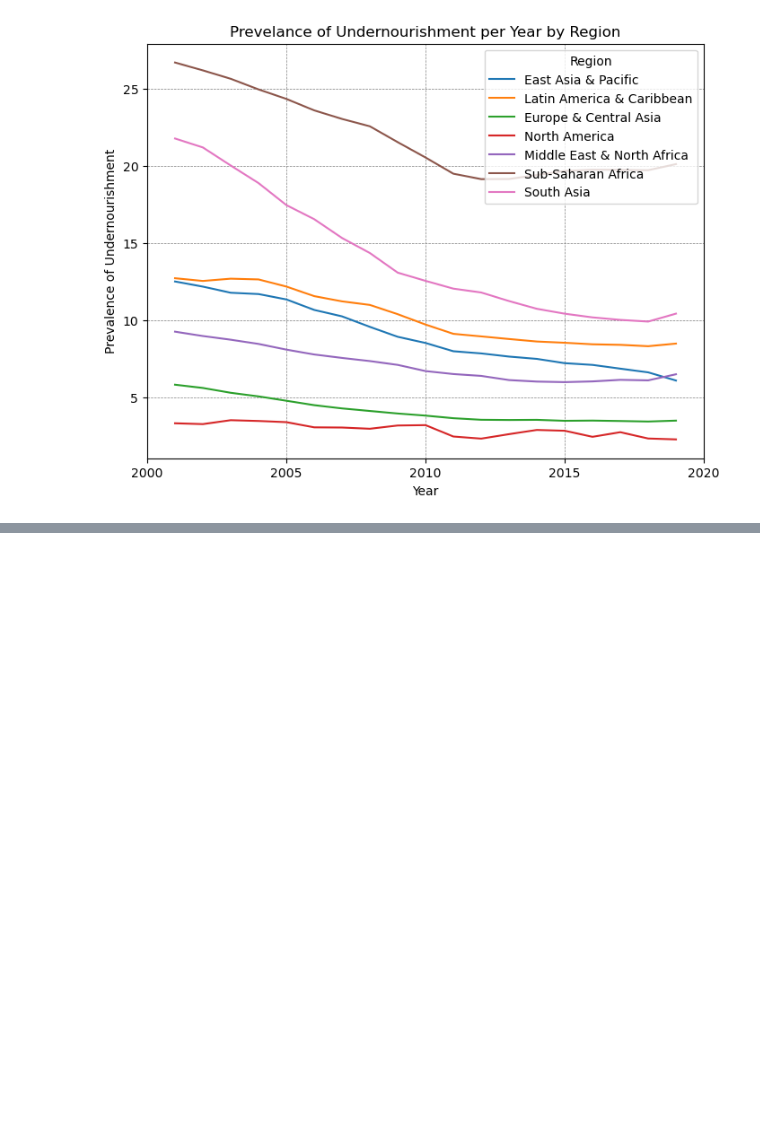
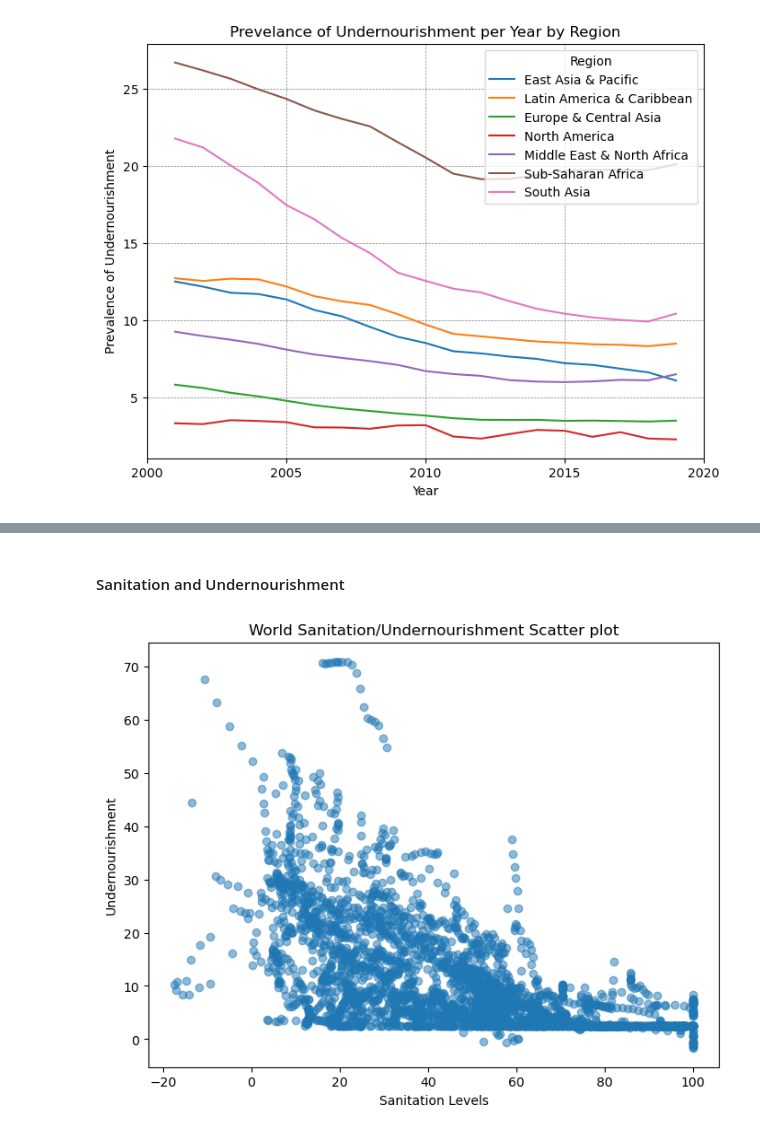
Before and after one commit to JericoEndaya/Life_expectancy, a Jupyter notebook: life_expecetancy.ipynb, the cells around one changed output, grey strips where cells are left out. Cells and saved outputs as stored; diff of their text form; code cells hidden in the pictures; blank space fills up the shorter version.

```diff
--- a/life_expecetancy.ipynb
+++ b/life_expecetancy.ipynb
@@ -325,0 +286,11 @@ plt.show()
+# %% [markdown]
+#### Sanitation and Undernourishment
+# %%
+plt.figure(figsize=(8, 6))
+plt.scatter(x='Sanitation', y='Prevelance of Undernourishment', data=df_imp, alpha=0.5)
+plt.title("World Sanitation/Undernourishment Scatter plot")
+plt.xlabel("Sanitation Levels")
+plt.ylabel("Undernourishment")
+plt.show()
+# %% [output]
+[figure, added]
```
Also changed, not shown: parts of 11 cells of this notebook.
